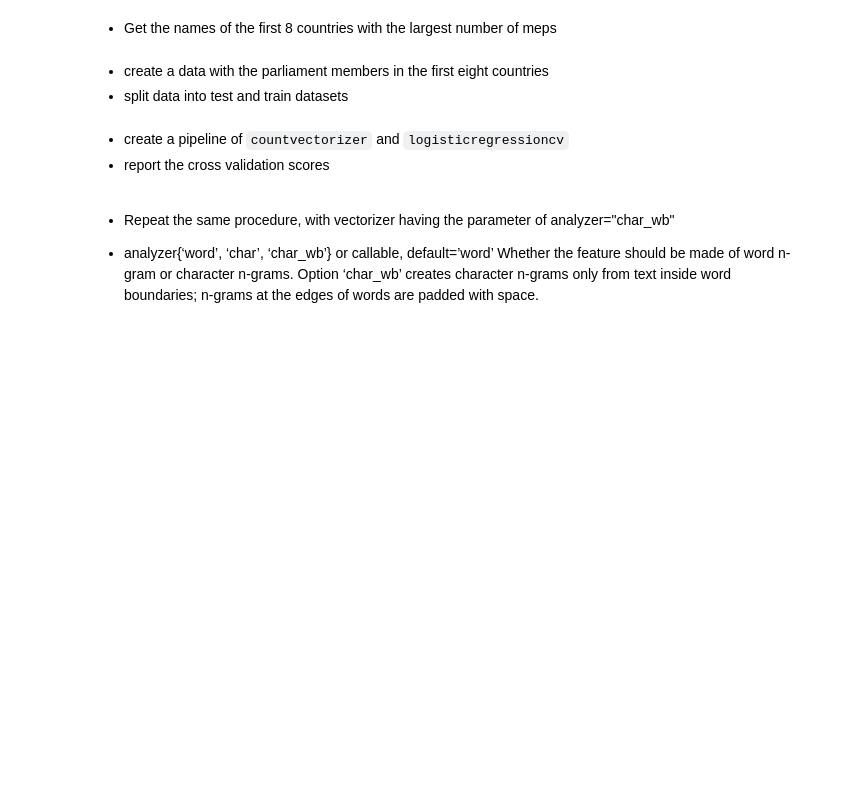
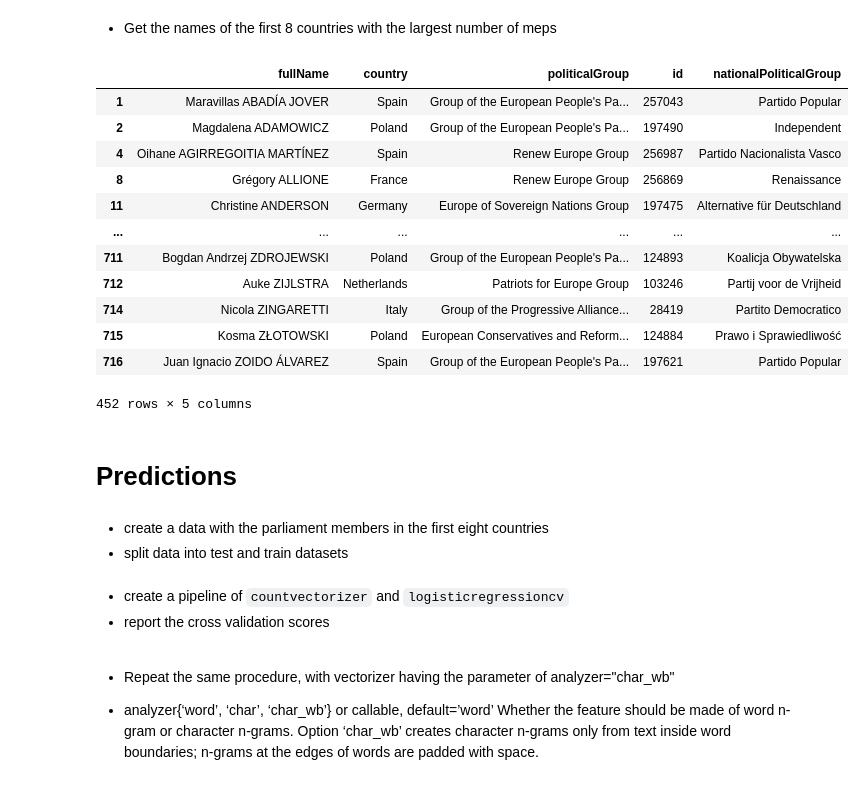
Before and after one commit to matthewcavanaugh96/magnimind, a Jupyter notebook: EU Parliament/01-EuropeParlSt.ipynb, the cells around one changed output. Saved outputs shown, nothing was run; the diff lists cells and outputs as text; code cells hidden in the pictures; blank space fills up the shorter version.

```diff
--- a/EU Parliament/01-EuropeParlSt.ipynb
+++ b/EU Parliament/01-EuropeParlSt.ipynb
@@ -37,5 +110,27 @@ import requests
 # %% [markdown]
 - Get the names of the first 8 countries with the largest number of meps
+# %%
+# Create new dataframe with only the top 8 largest countries by total members
+top_8 = df['country'].value_counts().nlargest(8).index
+top_8_df = df[df['country'].isin(top_8)].copy()
+# %%
+top_8_df
+# %% [output]
+|  | fullName | country | politicalGroup | id | nationalPoliticalGroup |
+| 1 | Maravillas ABADÍA JOVER | Spain | Group of the European People's Pa... | 257043 | Partido Popular |
+| 2 | Magdalena ADAMOWICZ | Poland | Group of the European People's Pa... | 197490 | Independent |
+| 4 | Oihane AGIRREGOITIA MARTÍNEZ | Spain | Renew Europe Group | 256987 | Partido Nacionalista Vasco |
+| 8 | Grégory ALLIONE | France | Renew Europe Group | 256869 | Renaissance |
+| 11 | Christine ANDERSON | Germany | Europe of Sovereign Nations Group | 197475 | Alternative für Deutschland |
+| ... | ... | ... | ... | ... | ... |
+| 711 | Bogdan Andrzej ZDROJEWSKI | Poland | Group of the European People's Pa... | 124893 | Koalicja Obywatelska |
+| 712 | Auke ZIJLSTRA | Netherlands | Patriots for Europe Group | 103246 | Partij voor de Vrijheid |
+| 714 | Nicola ZINGARETTI | Italy | Group of the Progressive Alliance... | 28419 | Partito Democratico |
+| 715 | Kosma ZŁOTOWSKI | Poland | European Conservatives and Reform... | 124884 | Prawo i Sprawiedliwość |
+| 716 | Juan Ignacio ZOIDO ÁLVAREZ | Spain | Group of the European People's Pa... | 197621 | Partido Popular |
+452 rows × 5 columns
+# %% [markdown]
+# Predictions
 # %% [markdown]
 - create a data with the parliament members in the first eight countries
 - split data into test and train datasets
```
Also changed, not shown: parts of 5 cells of this notebook, 5 other files.
